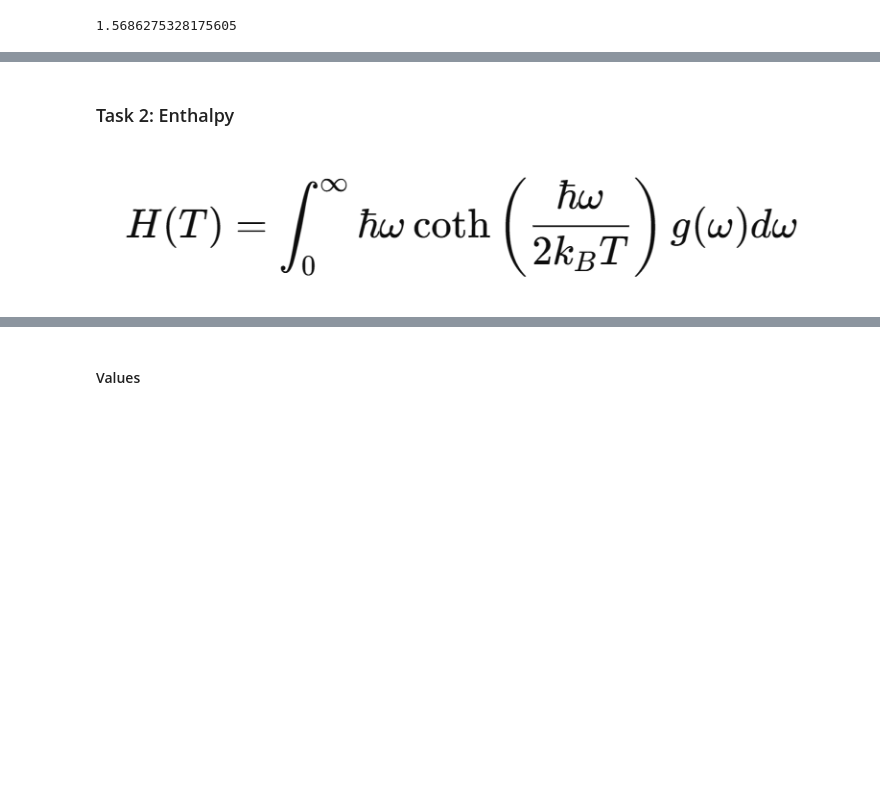
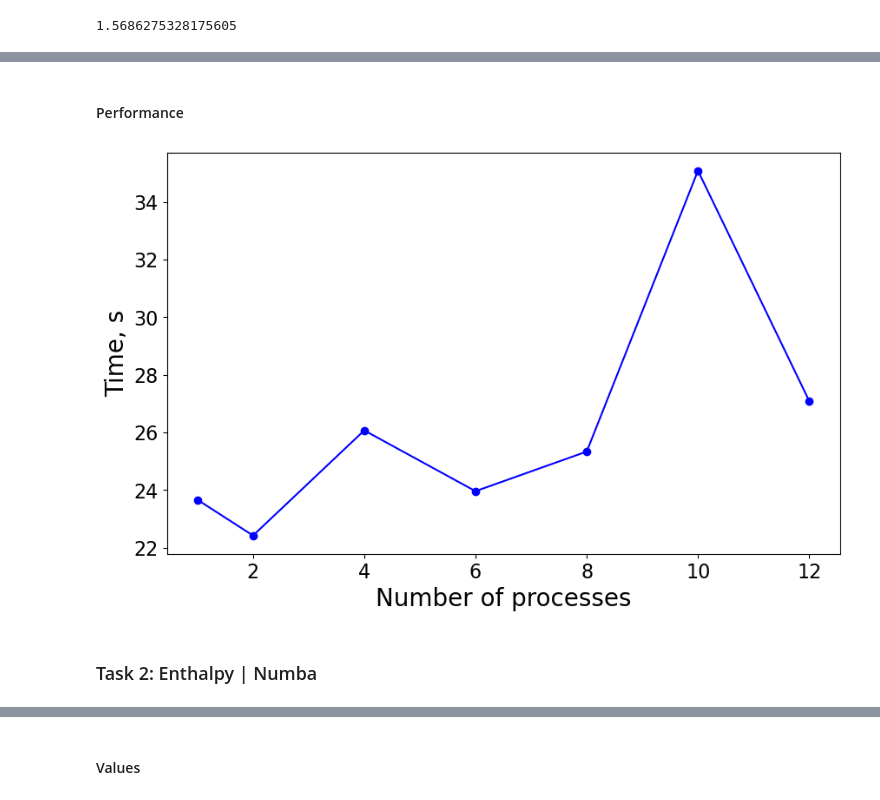
Before and after one commit to hasaki77/hppl, a Jupyter notebook: Final_Project.ipynb, the cells around one changed output, grey strips where cells are left out. Drawn from its saved outputs; the diff is of its cells as text; code cells hidden in the pictures; blank space fills up the shorter version.

```diff
--- a/Final_Project.ipynb
+++ b/Final_Project.ipynb
@@ -97,3 +134,7 @@ paral_enthropy_time = np.zeros(len(array_size))
+# %%
+omega_min, omega_max = 1, 1000
+n = 2000000
+T=273
 # %%
 entropy_value = kB * custom_f.trapezoidal_function(
     f=custom_f.entropy,
@@ -136,6 +179,0 @@ intervals = [(i * chunk_size, (i + 1) * chunk_size, n//num_intervals, T, kB, hba
-# %%
-try:
-    with Pool(processes=num_intervals) as pool:
-        results = pool.map(func=paral_trapezoidal_function, iterable=intervals)
-except Exception as e:
-    print(f"Error during parallel computation: {e}")
@@ -198,4 +180,37 @@ Entropy: 8.273591647184507e-19
+# %% [markdown]
+#### Performance
+# %%
+num_procs = np.zeros(7, dtype=np.int16)
+num_procs[0] = int(1)
+num_procs[1:] = np.arange(2, 13, 2)
+# %%
+enthropy_time = np.zeros(len(num_procs))
+for j, procs in enumerate(num_procs):
+    num_intervals = procs
+    chunk_size = omega_max / num_intervals
+    intervals = []
+    for i in range(num_intervals):
+      if i == 0:
+        intervals.append((custom_f.entropy, i * chunk_size+1, (i + 1) * chunk_size, n//num_intervals, T, kB, hbar))
+      else:
+        intervals.append((custom_f.entropy, i * chunk_size, (i + 1) * chunk_size, n//num_intervals, T, kB, hbar))
+    start_time = time.time()
+    with Pool(processes=num_intervals) as pool:
+        pool.map(func=par_trapezoidal_function, iterable=intervals)
+    end_time = time.time()
+    enthropy_time[j] = end_time - start_time
+
+with open("saved_data/enthropy_time.pkl", "wb") as file:
+    pickle.dump(enthropy_time, file)
+# %%
+plt.figure(figsize=(10, 6))
+plt.plot(num_procs, enthropy_time, marker='o', color='blue')
+plt.xlabel('Number of processes', fontsize=20)
+plt.xticks(fontsize=16)
+plt.ylabel('Time, s', fontsize=20)
+plt.yticks(fontsize=16)
+plt.show()
+# %% [output]
+[figure, added]
 # %% [markdown]
-### Task 2: Enthalpy
+### Task 2: Enthalpy | Numba
-# %% [markdown]
-![image.png](attachment:image.png)
```
Also changed, not shown: parts of 45 cells of this notebook, 18 other files.
